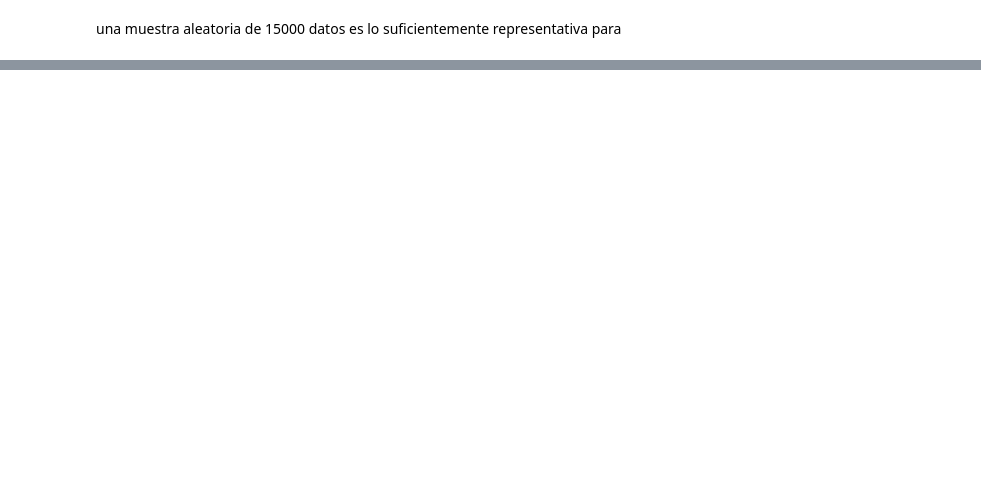
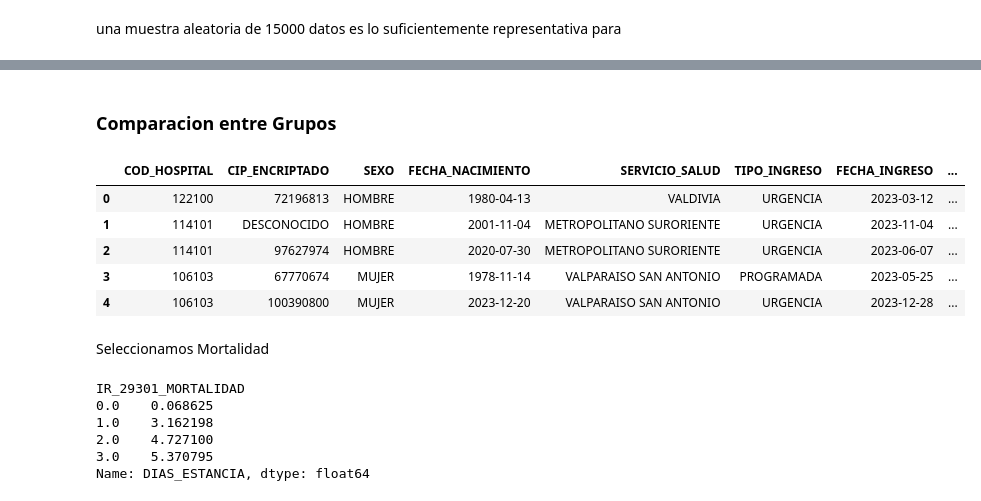
Before and after one commit to LuisPinoV/InferenciaEstadistica, a Jupyter notebook: Proyecto.ipynb, the cells around one changed output, grey strips where cells are left out. Saved outputs shown, nothing was run; the diff lists cells and outputs as text; code cells hidden in the pictures; blank space fills up the shorter version.

```diff
--- a/Proyecto.ipynb
+++ b/Proyecto.ipynb
@@ -398,0 +410,22 @@ array([2, 6, 0, ..., 2, 4, 1])
+# %% [markdown]
+### Comparacion entre Grupos
+# %%
+no_outliers.head()
+# %% [output]
+|  | COD_HOSPITAL | CIP_ENCRIPTADO | SEXO | FECHA_NACIMIENTO | SERVICIO_SALUD | TIPO_INGRESO | FECHA_INGRESO | ... |
+| 0 | 122100 | 72196813 | HOMBRE | 1980-04-13 | VALDIVIA | URGENCIA | 2023-03-12 | ... |
+| 1 | 114101 | DESCONOCIDO | HOMBRE | 2001-11-04 | METROPOLITANO SURORIENTE | URGENCIA | 2023-11-04 | ... |
+| 2 | 114101 | 97627974 | HOMBRE | 2020-07-30 | METROPOLITANO SURORIENTE | URGENCIA | 2023-06-07 | ... |
+| 3 | 106103 | 67770674 | MUJER | 1978-11-14 | VALPARAISO SAN ANTONIO | PROGRAMADA | 2023-05-25 | ... |
+| 4 | 106103 | 100390800 | MUJER | 2023-12-20 | VALPARAISO SAN ANTONIO | URGENCIA | 2023-12-28 | ... |
+# %% [markdown]
+Seleccionamos Mortalidad
+# %%
+no_outliers.groupby("IR_29301_MORTALIDAD")["DIAS_ESTANCIA"].mean()
+# %% [output]
+IR_29301_MORTALIDAD
+0.0    0.068625
+1.0    3.162198
+2.0    4.727100
+3.0    5.370795
+Name: DIAS_ESTANCIA, dtype: float64
```
Also changed, not shown: parts of 9 cells of this notebook.
